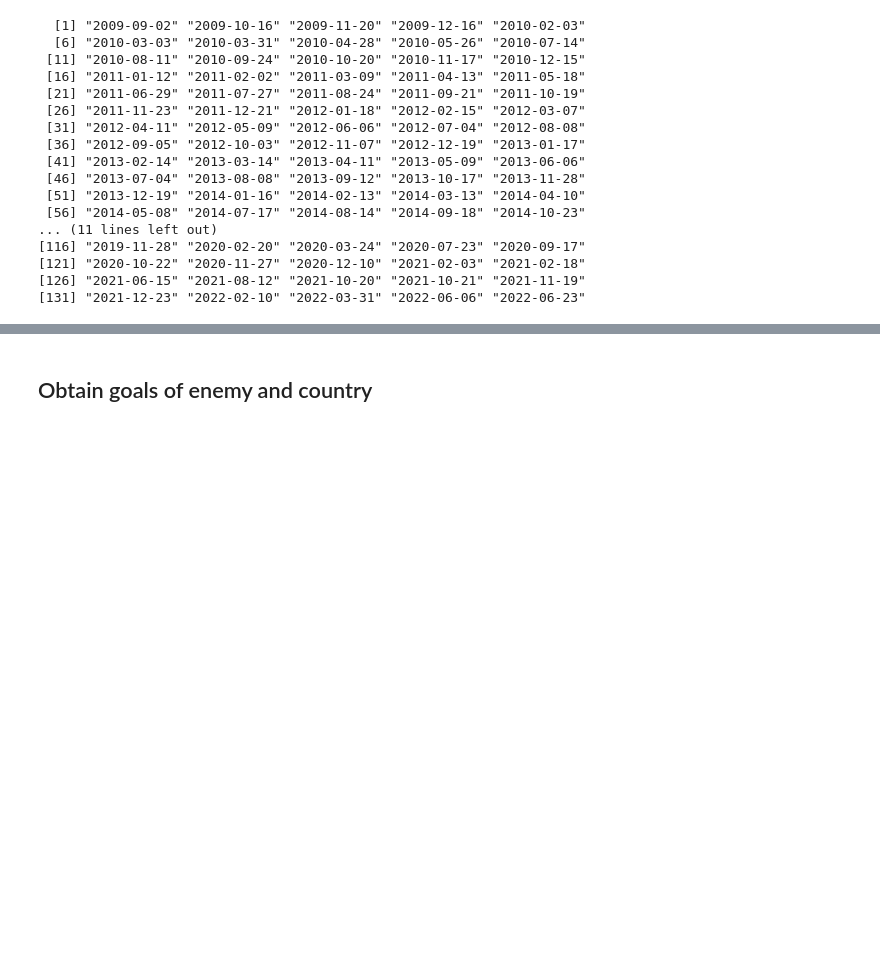
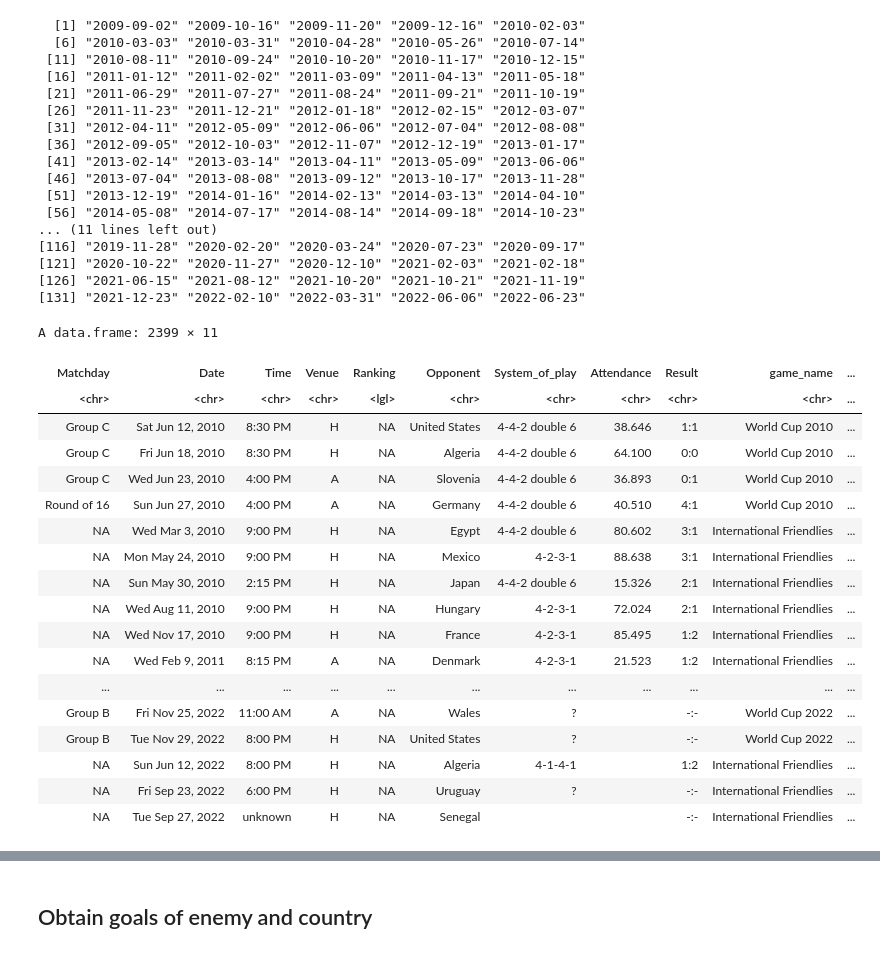
Before and after one commit to denisnaumov0506/FootballAnalyticsProject, a Jupyter notebook: football-world-cup-forecast-denis.ipynb, the cells around one changed output, grey strips where cells are left out. Saved outputs shown, nothing was run; the diff lists cells and outputs as text; code cells hidden in the pictures; blank space fills up the shorter version.

```diff
--- a/football-world-cup-forecast-denis.ipynb
+++ b/football-world-cup-forecast-denis.ipynb
@@ -677,7 +696,7 @@ write.csv2(complete_df, file='./football_em_qualification.csv', row.names = F)
 # %% [markdown]
 ## Modelling - Data Cleaning and Transformation
 # %%
-data_set = read.csv('https://raw.githubusercontent.com/denisnaumov0506/FootballAnalyticsProject/master/world_cup%26friendlies_football.csv', sep=';')
+data_set = read.csv('https://raw.githubusercontent.com/denisnaumov0506/FootballAnalyticsProject/master/world_cup%26friendlies_football_en.csv', sep=';')
 fifa_ranking = read.csv("https://raw.githubusercontent.com/denisnaumov0506/FootballAnalyticsProject/master/FIFA_Ranking.csv", header = TRUE, sep = ",", stringsAsFactors=FALSE, fileEncoding="latin1")
 # %%
 fifa_ranking %>%
@@ -726,5 +745,27 @@ A data.frame: 27931 × 4
 [121] "2020-10-22" "2020-11-27" "2020-12-10" "2021-02-03" "2021-02-18"
 [126] "2021-06-15" "2021-08-12" "2021-10-20" "2021-10-21" "2021-11-19"
 [131] "2021-12-23" "2022-02-10" "2022-03-31" "2022-06-06" "2022-06-23"
+# %%
+data_set
+# %% [output]
+A data.frame: 2399 × 11
+| Matchday | Date | Time | Venue | Ranking | Opponent | System_of_play | Attendance | Result | game_name | ... |
+| <chr> | <chr> | <chr> | <chr> | <lgl> | <chr> | <chr> | <chr> | <chr> | <chr> | ... |
+| Group C | Sat Jun 12, 2010 | 8:30 PM | H | NA | United States | 4-4-2 double 6 | 38.646 | 1:1 | World Cup 2010 | ... |
+| Group C | Fri Jun 18, 2010 | 8:30 PM | H | NA | Algeria | 4-4-2 double 6 | 64.100 | 0:0 | World Cup 2010 | ... |
+| Group C | Wed Jun 23, 2010 | 4:00 PM | A | NA | Slovenia | 4-4-2 double 6 | 36.893 | 0:1 | World Cup 2010 | ... |
+| Round of 16 | Sun Jun 27, 2010 | 4:00 PM | A | NA | Germany | 4-4-2 double 6 | 40.510 | 4:1 | World Cup 2010 | ... |
+| NA | Wed Mar 3, 2010 | 9:00 PM | H | NA | Egypt | 4-4-2 double 6 | 80.602 | 3:1 | International Friendlies | ... |
+| NA | Mon May 24, 2010 | 9:00 PM | H | NA | Mexico | 4-2-3-1 | 88.638 | 3:1 | International Friendlies | ... |
+| NA | Sun May 30, 2010 | 2:15 PM | H | NA | Japan | 4-4-2 double 6 | 15.326 | 2:1 | International Friendlies | ... |
+| NA | Wed Aug 11, 2010 | 9:00 PM | H | NA | Hungary | 4-2-3-1 | 72.024 | 2:1 | International Friendlies | ... |
+| NA | Wed Nov 17, 2010 | 9:00 PM | H | NA | France | 4-2-3-1 | 85.495 | 1:2 | International Friendlies | ... |
+| NA | Wed Feb 9, 2011 | 8:15 PM | A | NA | Denmark | 4-2-3-1 | 21.523 | 1:2 | International Friendlies | ... |
+| ... | ... | ... | ... | ... | ... | ... | ... | ... | ... | ... |
+| Group B | Fri Nov 25, 2022 | 11:00 AM | A | NA | Wales | ? |  | -:- | World Cup 2022 | ... |
+| Group B | Tue Nov 29, 2022 | 8:00 PM | H | NA | United States | ? |  | -:- | World Cup 2022 | ... |
+| NA | Sun Jun 12, 2022 | 8:00 PM | H | NA | Algeria | 4-1-4-1 |  | 1:2 | International Friendlies | ... |
+| NA | Fri Sep 23, 2022 | 6:00 PM | H | NA | Uruguay | ? |  | -:- | International Friendlies | ... |
+| NA | Tue Sep 27, 2022 | unknown | H | NA | Senegal |  |  | -:- | International Friendlies | ... |
 # %%
 data_set_reduced = data_set %>%
```
Also changed, not shown: parts of 18 cells of this notebook.
